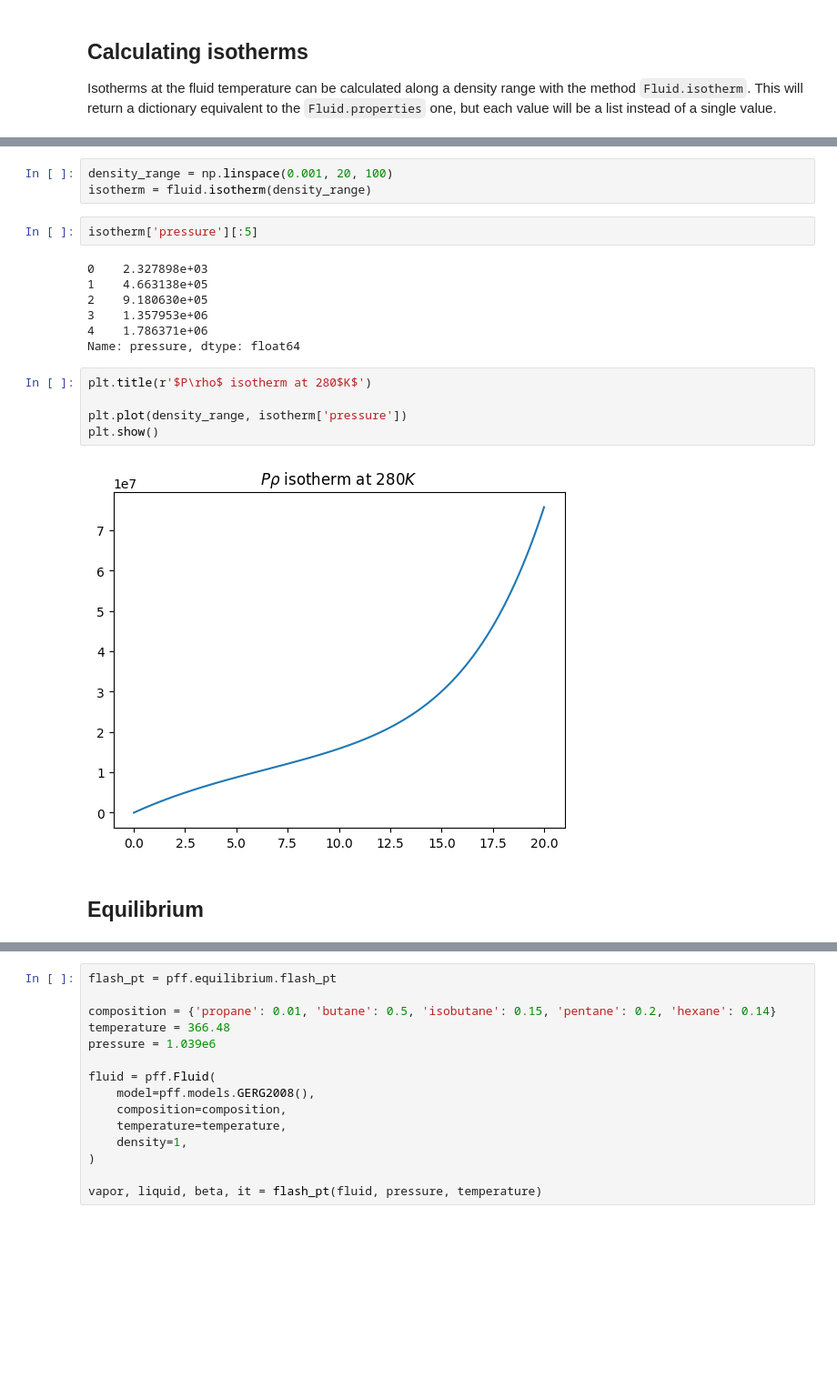
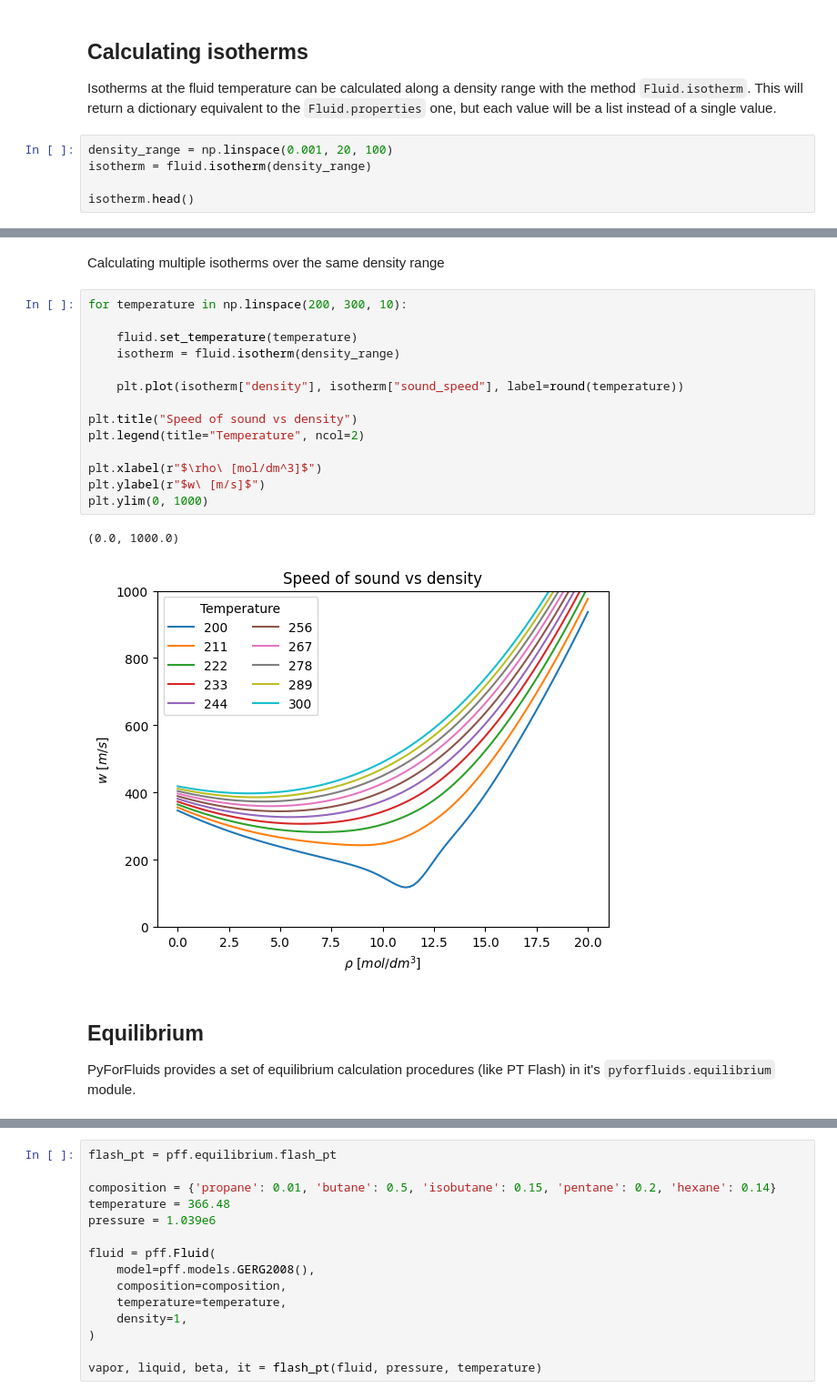
Before and after one commit to fedebenelli/PyForFluids, a Jupyter notebook: docs/source/tutorial.ipynb, the cells around one changed output, grey strips where cells are left out. Shown at 91% size. Drawn from its saved outputs; the diff is of its cells as text; blank space fills up the shorter version.

```diff
--- a/docs/source/tutorial.ipynb
+++ b/docs/source/tutorial.ipynb
@@ -95,3 +105,8 @@ fluid['isochoric_heat']
 ## Calculating isotherms
 
 Isotherms at the fluid temperature can be calculated along a density range with the method `Fluid.isotherm`. This will return a dictionary equivalent to the `Fluid.properties` one, but each value will be a list instead of a single value.
+# %%
+density_range = np.linspace(0.001, 20, 100)
+isotherm = fluid.isotherm(density_range)
+
+isotherm.head()
@@ -98,21 +137,23 @@ Isotherms at the fluid temperature can be calculated along a density range with
+# %% [markdown]
+Calculating multiple isotherms over the same density range
 # %%
-density_range = np.linspace(0.001, 20, 100)
-isotherm = fluid.isotherm(density_range)
+for temperature in np.linspace(200, 300, 10):
+
+    fluid.set_temperature(temperature)
+    isotherm = fluid.isotherm(density_range)
+
+    plt.plot(isotherm["density"], isotherm["sound_speed"], label=round(temperature))
+
+plt.title("Speed of sound vs density")
+plt.legend(title="Temperature", ncol=2)
+
+plt.xlabel(r"$\rho\ [mol/dm^3]$")
+plt.ylabel(r"$w\ [m/s]$")
+plt.ylim(0, 1000)
+# %% [output]
+(0.0, 1000.0)
+[figure, added]
-# %%
-isotherm['pressure'][:5]
-# %% [output]
-0    2.327898e+03
-1    4.663138e+05
-2    9.180630e+05
-3    1.357953e+06
-4    1.786371e+06
-Name: pressure, dtype: float64
-# %%
-plt.title(r'$P\rho$ isotherm at 280$K$')
-
-plt.plot(density_range, isotherm['pressure'])
-plt.show()
-# %% [output]
-[figure, removed]
 # %% [markdown]
 ## Equilibrium
+
+PyForFluids provides a set of equilibrium calculation procedures (like PT Flash) in it's `pyforfluids.equilibrium` module.
```
Also changed, not shown: parts of 31 cells of this notebook, 9 other files.
